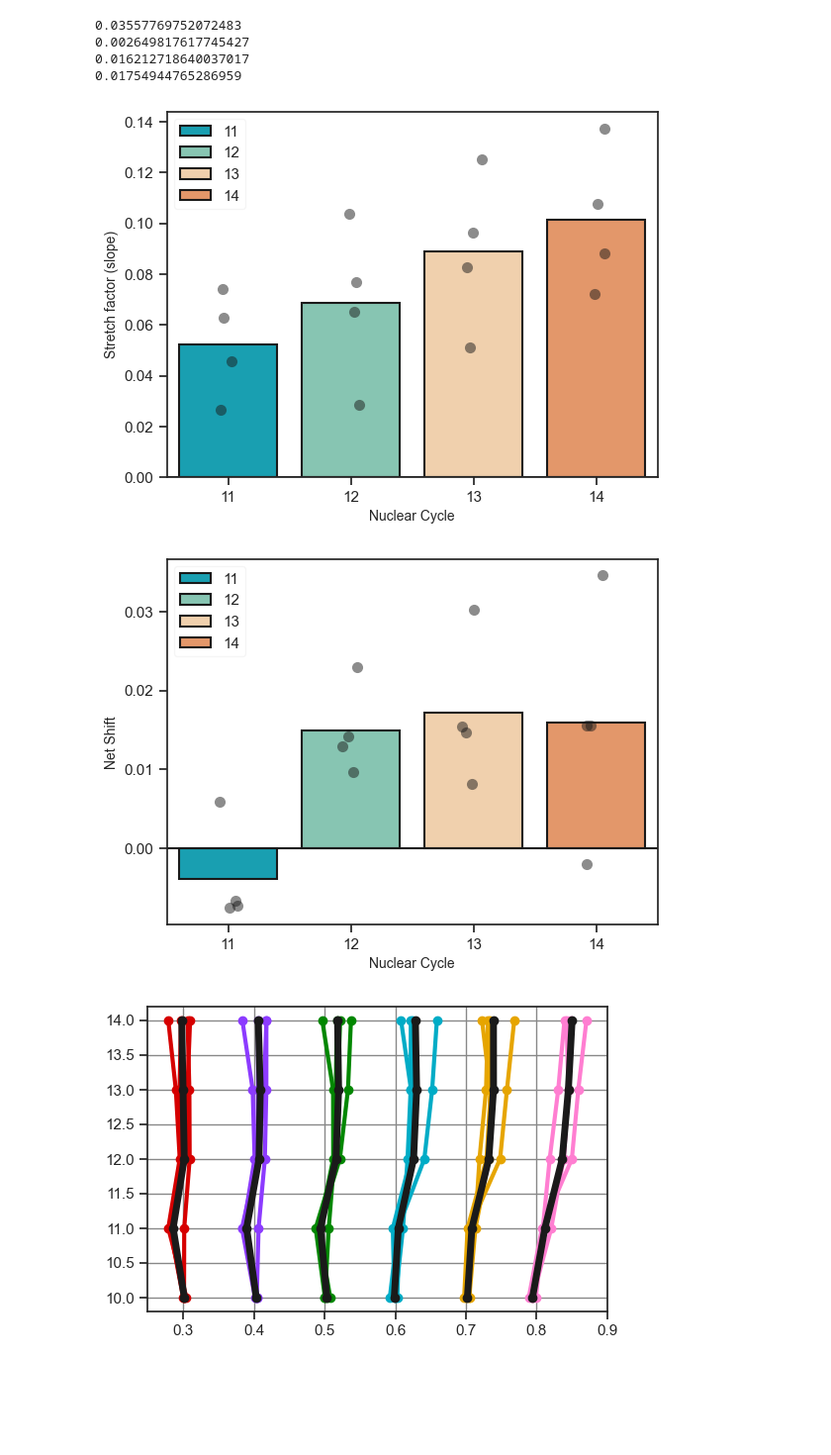
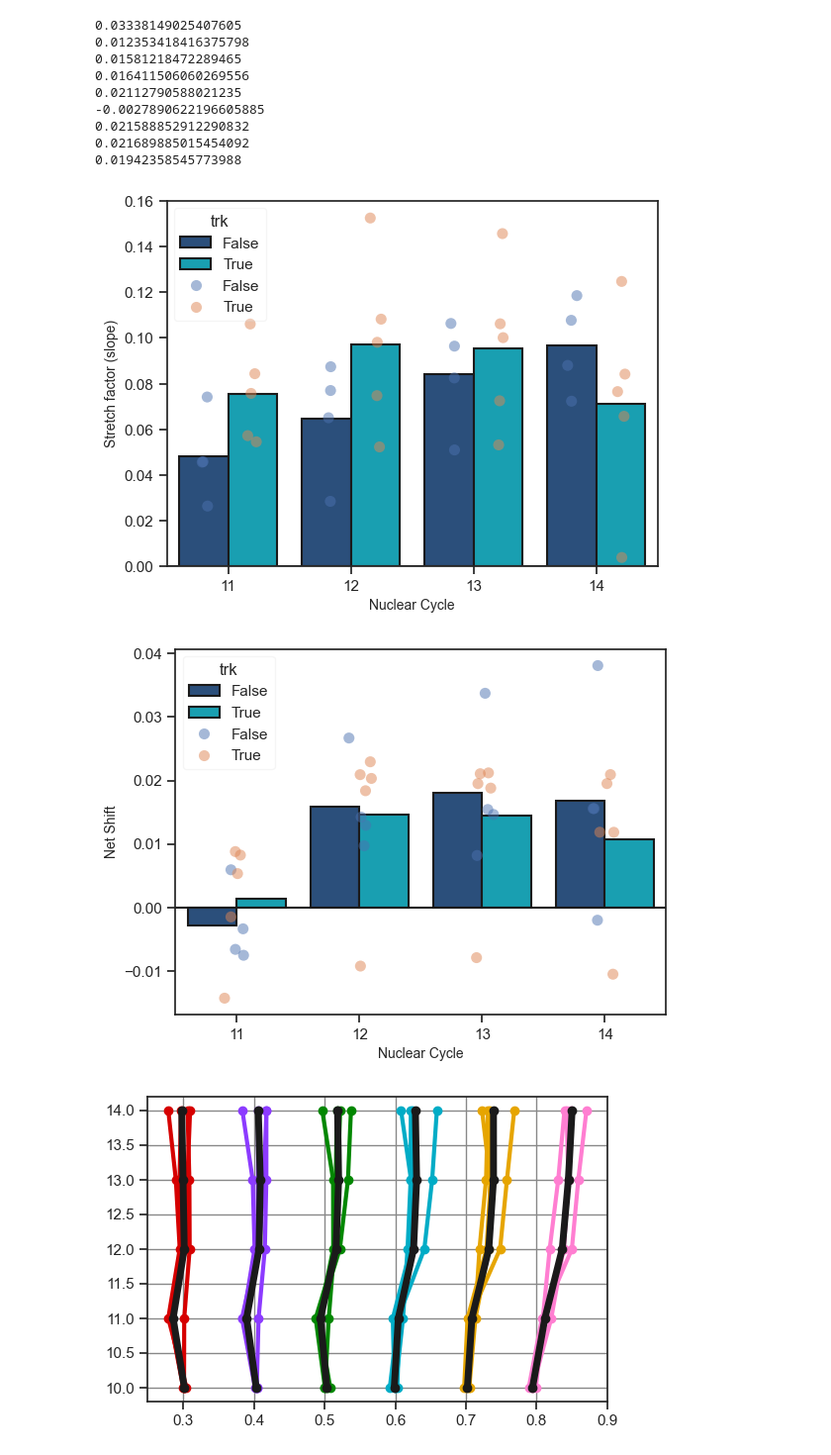
Before and after one commit to Harrison-Oatman/DrosophilaNucleusTracking, a Jupyter notebook: figures/measure_nc_movement.ipynb, the cells around one changed output. Shown at 99% size. Cells and saved outputs as stored; diff of their text form; code cells hidden in the pictures; blank space fills up the shorter version.

```diff
--- a/figures/measure_nc_movement.ipynb
+++ b/figures/measure_nc_movement.ipynb
@@ -16,14 +16,14 @@ import dnt
 spots_directory = Path(r"D:\Tracking\DrosophilaNucleusTracking\data\spots")
 save_path = Path(r"D:\Tracking\DrosophilaNucleusTracking\figures\output\movement")
 
-include = [1, 4, 6, 7]
+include = [1, 4, 6, 7, 9, 10, 11, 12, 13]
 
 dnt.set_plot_style()
 spots_dfs, metadatas, stems = dnt.load_spots_data(spots_directory, include)
 
 df = spots_dfs[0]
 cycles = [10, 11, 12, 13, 14]
-earliest_frames = [25,  43, 63, 80]
+earliest_frames = [25, 43, 63, 80, 23, 36, 17, 50, 3]
 
 print(df.columns)
 # %% [output]
@@ -80,6 +306,35 @@ for i, df in enumerate(spots_dfs):
 
     plt.close()
 
+    for cycle in [11, 12, 13, 14]:
+        plt.scatter(t.loc[:, ("AP", cycle-1)], t.loc[:, ("AP", cycle)] - t.loc[:, ("AP", cycle-1)], color=dnt.palettes.nc[cycle], label=cycle)
+        plt.ylabel("AP movement")
+        plt.xlabel(f"AP position at cycle {cycle-1}")
+        plt.axhline(0, color="k", linestyle="--", linewidth=5)
+        plt.title(f"{stems[i]} - NC{cycle}")
+
+        save_folder = save_path / "per_cycle" / stems[i]
+        save_folder.mkdir(parents=True, exist_ok=True)
+
+        plt.savefig(save_folder / f"{stems[i]}_nc{cycle}_movement_ap.png", dpi=300)
+
+        plt.close()
+
+    for cycle in [11, 12, 13, 14]:
+        plt.scatter(t.loc[:, ("AP", 10)], t.loc[:, ("AP", cycle)] - t.loc[:, ("AP", 10)], color=dnt.palettes.nc[cycle], label=cycle)
+        plt.ylabel("AP movement")
+        plt.ylim(-0.03, 0.08)
+        plt.xlabel(f"AP position at cycle {cycle-1}")
+        plt.axhline(0, color="k", linestyle="--", linewidth=5)
+        plt.title(f"{stems[i]} - NC{cycle}")
+
+        save_folder = save_path / f"by_nc{cycle}"
+        save_folder.mkdir(parents=True, exist_ok=True)
+
+        plt.savefig(save_folder / f"{stems[i]}_nc{cycle}_total_movement_ap.png", dpi=300)
+
+        plt.close()
+
     """
     Fit linear regression to movement data
     """
@@ -99,38 +354,44 @@ for i, df in enumerate(spots_dfs):
         regressions["intercept"].append(model.intercept_)
         regressions["r2"].append(model.score(X, y))
         regressions["dataset"].append(i)
+        regressions["trk"].append(df["trk"].values[0])
 
-    print(np.mean(t.loc[:, ("AP", 14)] - t.loc[:, ("AP", 10)]))
+    print(np.mean(t.loc[:, ("AP", 13)] - t.loc[:, ("AP", 10)]))
 
 regressions = pd.DataFrame(regressions)
 # %% [output]
-0.03557769752072483
-0.002649817617745427
-0.016212718640037017
-0.01754944765286959
+0.03338149025407605
+0.012353418416375798
+0.01581218472289465
+0.016411506060269556
+0.02112790588021235
+-0.0027890622196605885
+0.021588852912290832
+0.021689885015454092
+0.01942358545773988
 # %%
-sns.barplot(data=regressions, x="cycle", y="slope", errorbar=None, hue="cycle", palette=dnt.palettes.nc, edgecolor="k", linewidth=1.5)
-sns.stripplot(data=regressions, x="cycle", y="slope", color="k", alpha=0.5, size=8, jitter=True)
+sns.barplot(data=regressions, x="cycle", y="slope", errorbar=None, hue="trk", palette=list(dnt.palettes.nc.values()), edgecolor="k", linewidth=1.5)
+sns.stripplot(data=regressions, x="cycle", y="slope", hue="trk", alpha=0.5, size=8, dodge=True)
 
 plt.xlabel("Nuclear Cycle")
 plt.ylabel("Stretch factor (slope)")
 plt.axhline(0, color="k", linestyle="-", linewidth=1.5)
 plt.savefig(save_path / f"nc_movement_ap_slopes.png", dpi=300)
 plt.show()
 
 regressions["shift"] = regressions["intercept"] + regressions["slope"] * 0.5
 
-sns.barplot(data=regressions, x="cycle", y="shift", errorbar=None, hue="cycle", palette=dnt.palettes.nc, edgecolor="k", linewidth=1.5)
-sns.stripplot(data=regressions, x="cycle", y="shift", color="k", alpha=0.5, size=8, jitter=True)
+sns.barplot(data=regressions, x="cycle", y="shift", errorbar=None, hue="trk", palette=list(dnt.palettes.nc.values()), edgecolor="k", linewidth=1.5)
+sns.stripplot(data=regressions, x="cycle", y="shift", hue="trk", alpha=0.5, size=8, jitter=True)
 
 plt.xlabel("Nuclear Cycle")
 plt.ylabel("Net Shift")
 plt.axhline(0, color="k", linestyle="-", linewidth=1.5)
 plt.savefig(save_path / f"nc_movement_ap_shift.png", dpi=300)
 plt.show()
 # %% [output]
-[figure, old version]
+[figure, new version]
-[figure, old version]
+[figure, new version]
 # %%
 for k in range(6):
     df = spots_dfs[k]
```
Also changed, not shown: parts of 10 cells of this notebook, 18 other files.
